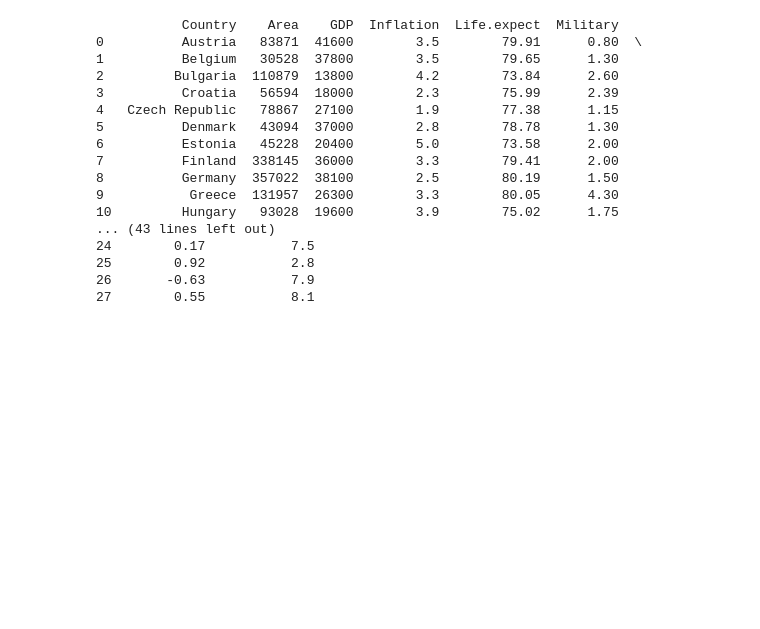
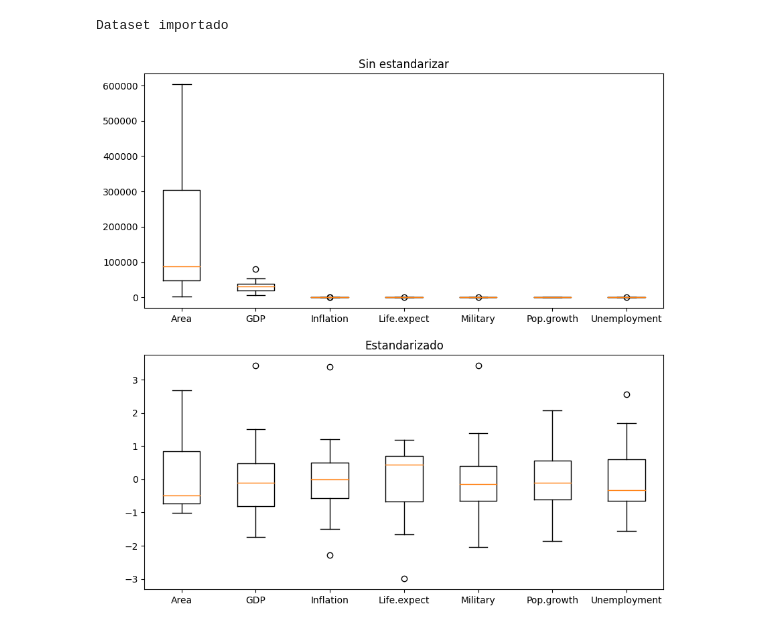
Before and after one commit to Fegrant/SIA-TPS, a Jupyter notebook: TP4/PCA.ipynb, the cells around one changed output. Cells and saved outputs as stored; diff of their text form; code cells hidden in the pictures; blank space fills up the shorter version.

Commit message:
feat(pca): boxplot and (wip) biplot graphs

```diff
--- a/TP4/PCA.ipynb
+++ b/TP4/PCA.ipynb
@@ -1,23 +1,41 @@
 # %%
 import pandas as pd
+import matplotlib.pyplot as plt
+import numpy as np
+
 from sklearn.decomposition import PCA
 
 df = pd.read_csv('inputs/europe.csv')
+print('Dataset importado')
 # %% [output]
-           Country    Area    GDP  Inflation  Life.expect  Military
-0          Austria   83871  41600        3.5        79.91      0.80  \
-1          Belgium   30528  37800        3.5        79.65      1.30
-2         Bulgaria  110879  13800        4.2        73.84      2.60
-3          Croatia   56594  18000        2.3        75.99      2.39
-4   Czech Republic   78867  27100        1.9        77.38      1.15
-5          Denmark   43094  37000        2.8        78.78      1.30
-6          Estonia   45228  20400        5.0        73.58      2.00
-7          Finland  338145  36000        3.3        79.41      2.00
-8          Germany  357022  38100        2.5        80.19      1.50
-9           Greece  131957  26300        3.3        80.05      4.30
-10         Hungary   93028  19600        3.9        75.02      1.75
-... (43 lines left out)
-24        0.17           7.5
-25        0.92           2.8
-26       -0.63           7.9
-27        0.55           8.1
+Dataset importado
+# %%
+fig, ax = plt.subplots(2, figsize=(10, 10))
+
+x = []
+xticks = df.columns[1:]
+
+for column in df.columns[1:]:     # Skipping 'Country' column
+    x.append(df[column])
+
+ax[0].boxplot(x, labels=xticks)
+ax[0].set_title('Sin estandarizar')
+
+##########################################################################
+
+x_std = []
+i = 0
+for column in x:
+    x_std.append([])
+    mean = np.mean(column)
+    var = np.var(column)
+    for value in column:
+        x_std[i].append((value - mean) / np.sqrt(var))
+    i += 1
+
+ax[1].boxplot(x_std, labels=xticks)
+ax[1].set_title('Estandarizado')
+
+plt.show()
+# %% [output]
+[figure, added]
```
Also changed, not shown: parts of 1 cell of this notebook.
